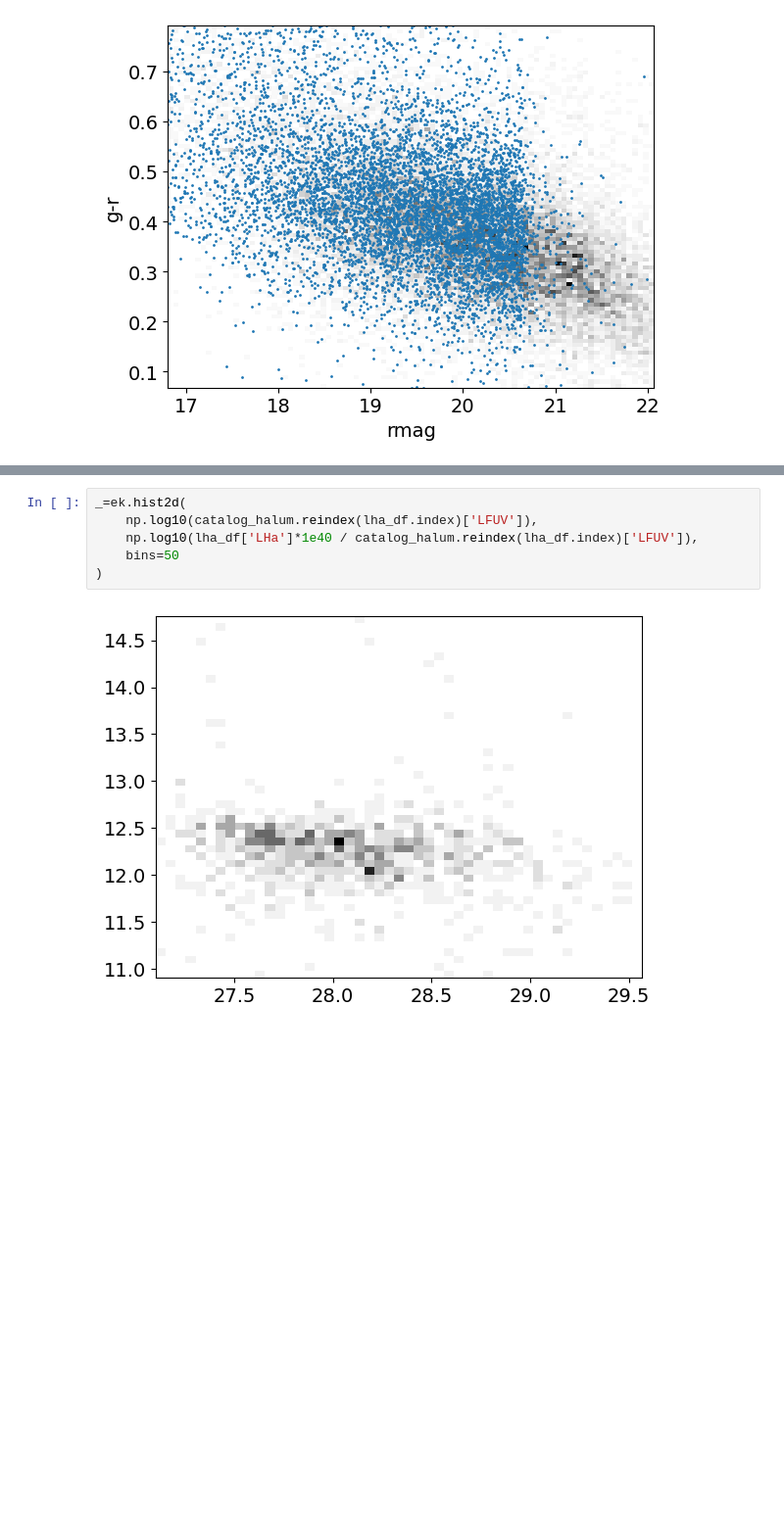
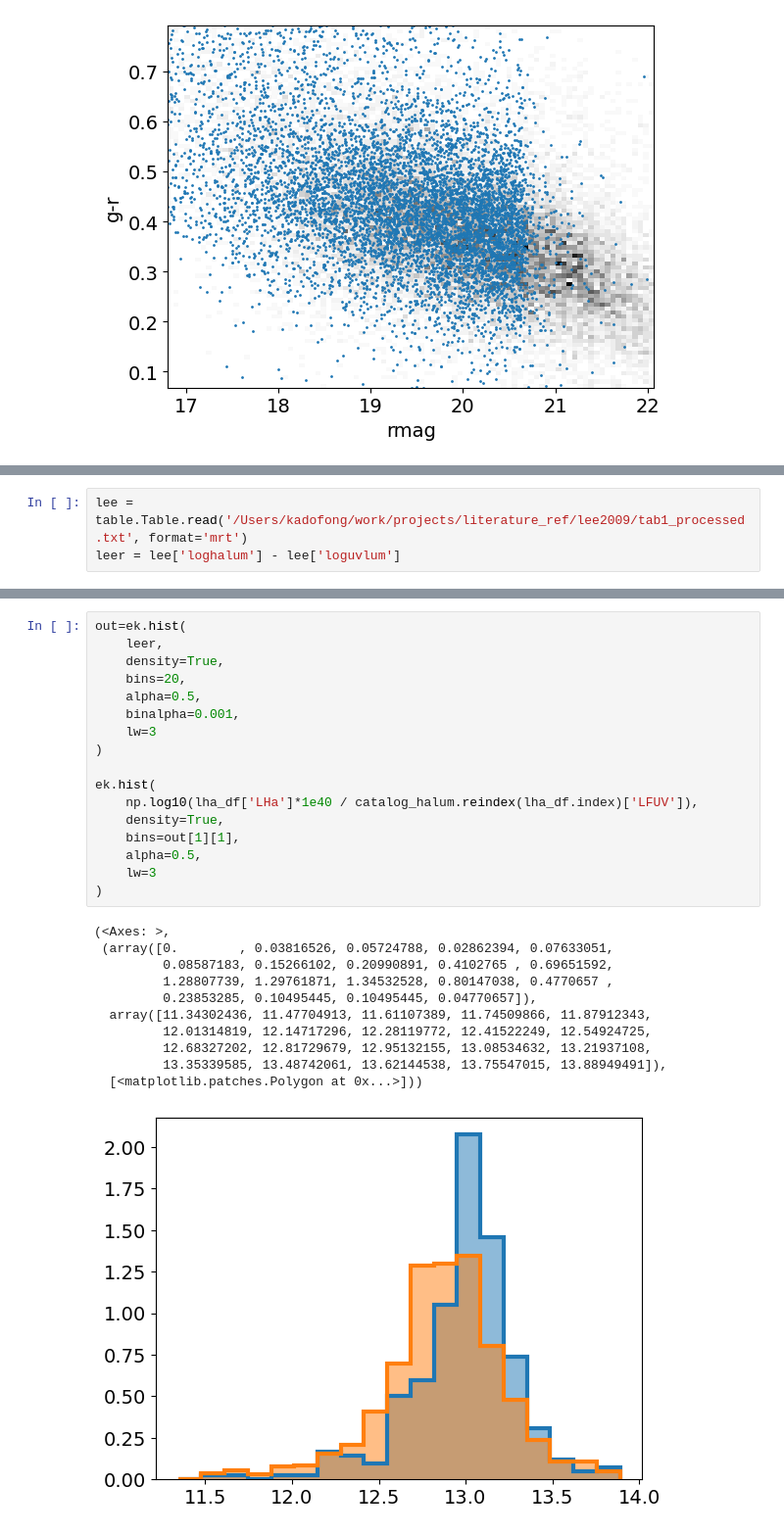
Before and after one commit to ekadofong/agrias, a Jupyter notebook: notebooks/HalphaDirectPhotometry.ipynb, the cells around one changed output, grey strips where cells are left out. Shown at 98% size. Cells and saved outputs as stored; diff of their text form; blank space fills up the shorter version.

```diff
--- a/notebooks/HalphaDirectPhotometry.ipynb
+++ b/notebooks/HalphaDirectPhotometry.ipynb
@@ -135,0 +118,3 @@ plt.plot(
+# %%
+lee = table.Table.read('/Users/kadofong/work/projects/literature_ref/lee2009/tab1_processed.txt', format='mrt')
+leer = lee['loghalum'] - lee['loguvlum']
@@ -136,8 +147,29 @@ plt.plot(
 # %%
-_=ek.hist2d(
-    np.log10(catalog_halum.reindex(lha_df.index)['LFUV']),
+out=ek.hist(
+    leer,
+    density=True,
+    bins=20,
+    alpha=0.5,
+    binalpha=0.001,
+    lw=3
+)
+
+ek.hist(
     np.log10(lha_df['LHa']*1e40 / catalog_halum.reindex(lha_df.index)['LFUV']),
-    bins=50
+    density=True,
+    bins=out[1][1],
+    alpha=0.5,
+    lw=3
 )
 # %% [output]
+(<Axes: >,
+ (array([0.        , 0.03816526, 0.05724788, 0.02862394, 0.07633051,
+         0.08587183, 0.15266102, 0.20990891, 0.4102765 , 0.69651592,
+         1.28807739, 1.29761871, 1.34532528, 0.80147038, 0.4770657 ,
+         0.23853285, 0.10495445, 0.10495445, 0.04770657]),
+  array([11.34302436, 11.47704913, 11.61107389, 11.74509866, 11.87912343,
+         12.01314819, 12.14717296, 12.28119772, 12.41522249, 12.54924725,
+         12.68327202, 12.81729679, 12.95132155, 13.08534632, 13.21937108,
+         13.35339585, 13.48742061, 13.62144538, 13.75547015, 13.88949491]),
+  [<matplotlib.patches.Polygon at 0x...>]))
-[figure, old version]
+[figure, new version]
```
Also changed, not shown: parts of 5 cells of this notebook, 3 other files.
